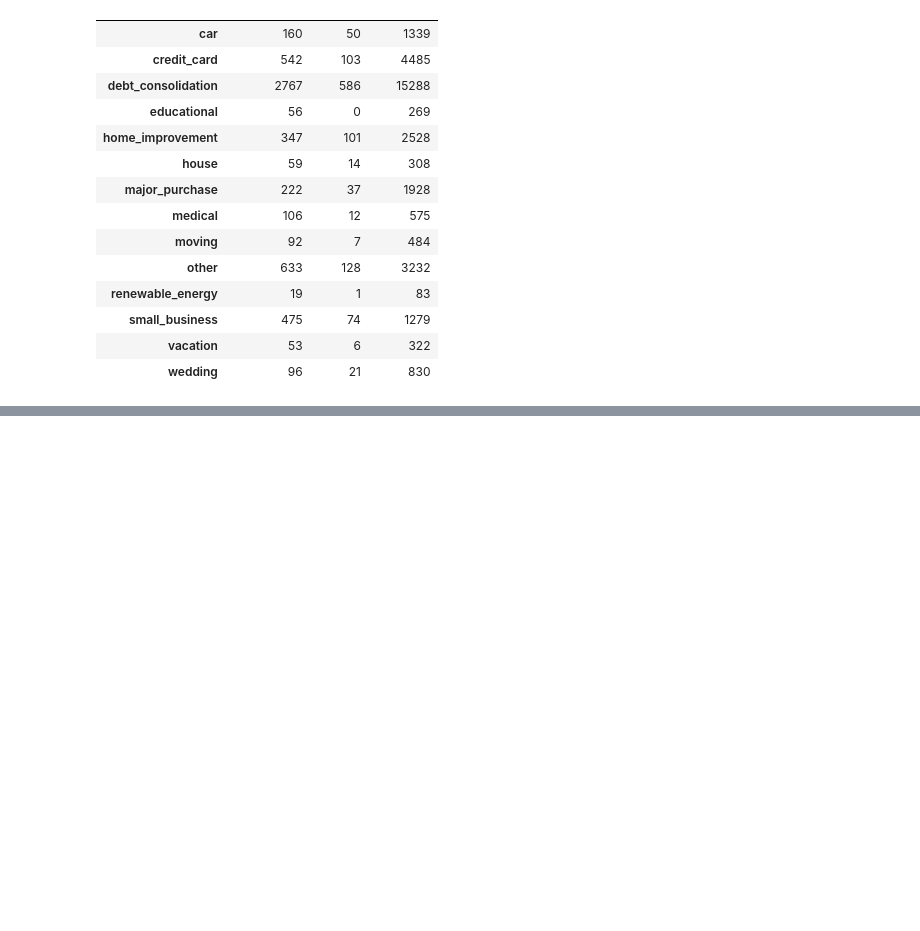
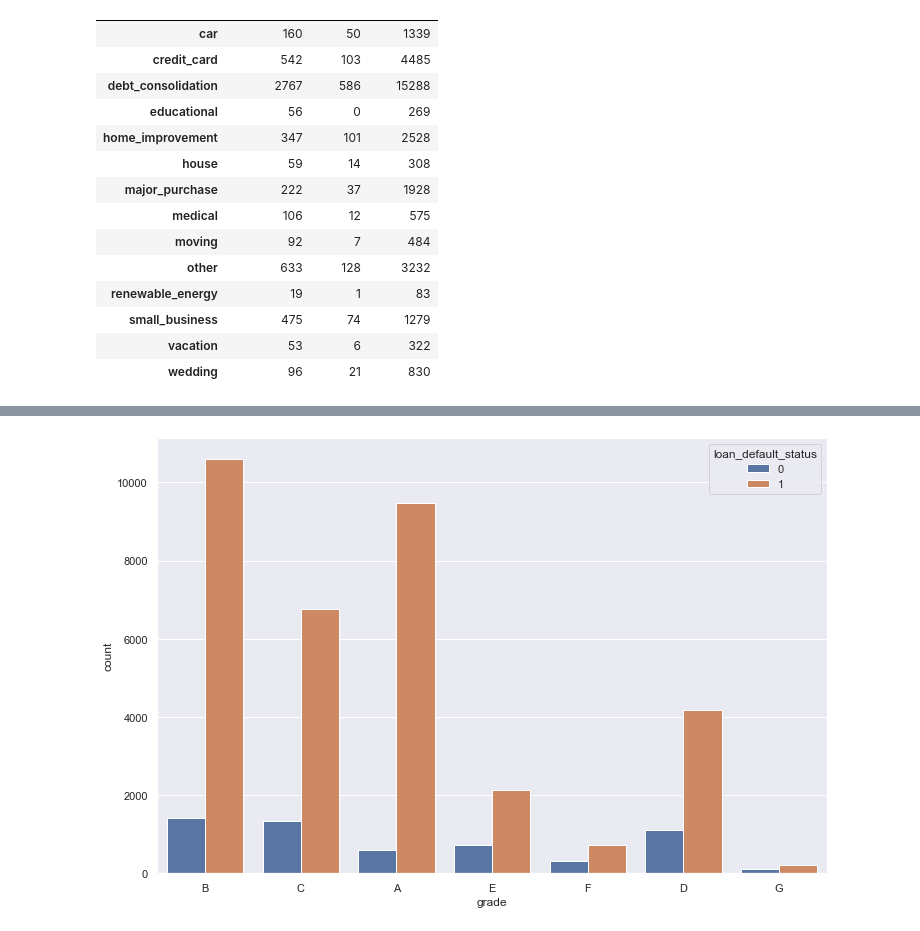
Before and after one commit to arooshp/lendingclub, a Jupyter notebook: lending_club_case_study.ipynb, the cells around one changed output, grey strips where cells are left out. Saved outputs shown, nothing was run; the diff lists cells and outputs as text; code cells hidden in the pictures; blank space fills up the shorter version.

```diff
--- a/lending_club_case_study.ipynb
+++ b/lending_club_case_study.ipynb
@@ -164,0 +182,6 @@ pd.crosstab(df[purp_loan[0]], df[purp_loan[1]]).style.background_gradient(cmap =
+# %%
+plt.figure(figsize = (12,8))
+ax = sns.countplot(x= "grade", hue='loan_default_status', data=df)
+plt.show()
+# %% [output]
+[figure, added]
```
Also changed, not shown: parts of 12 cells of this notebook, 2 other files.
